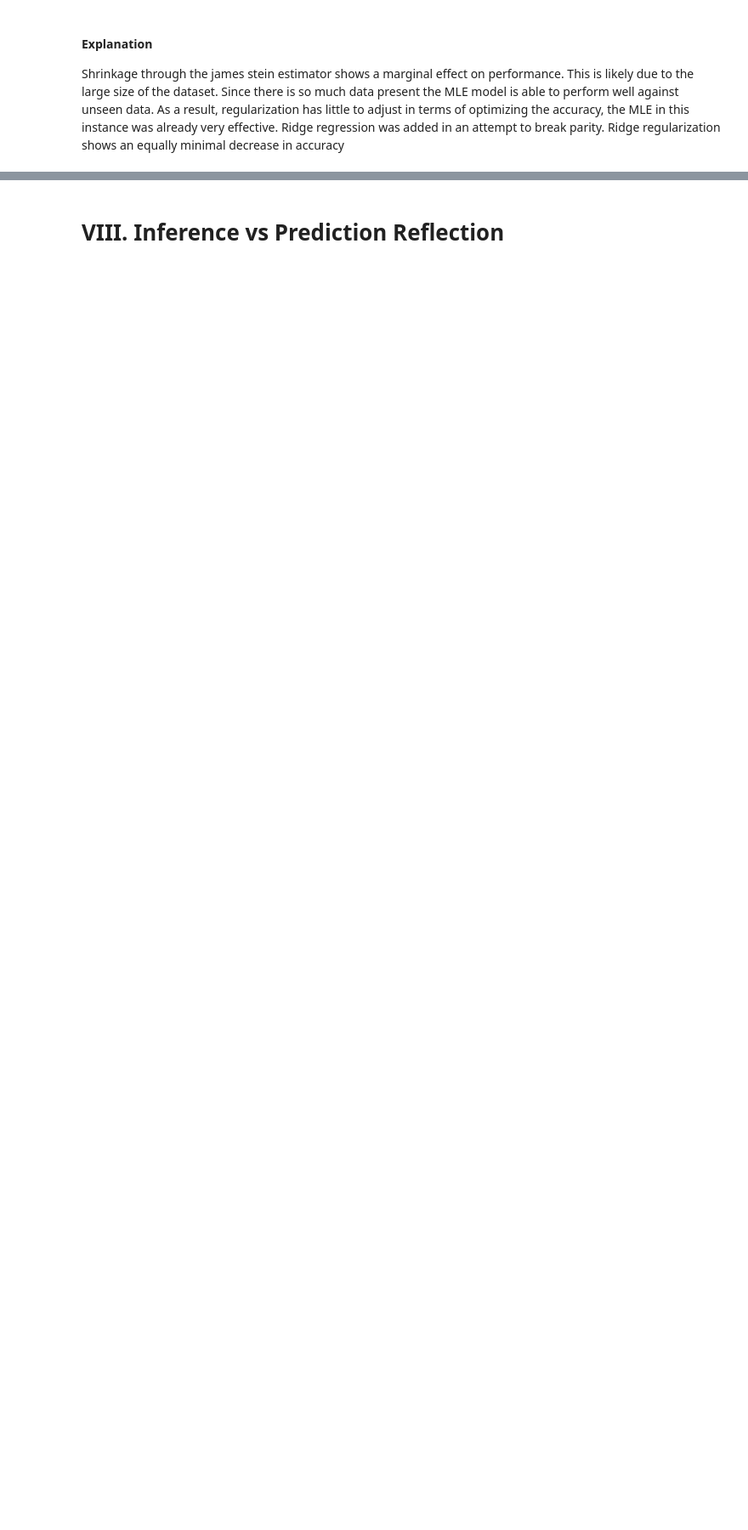
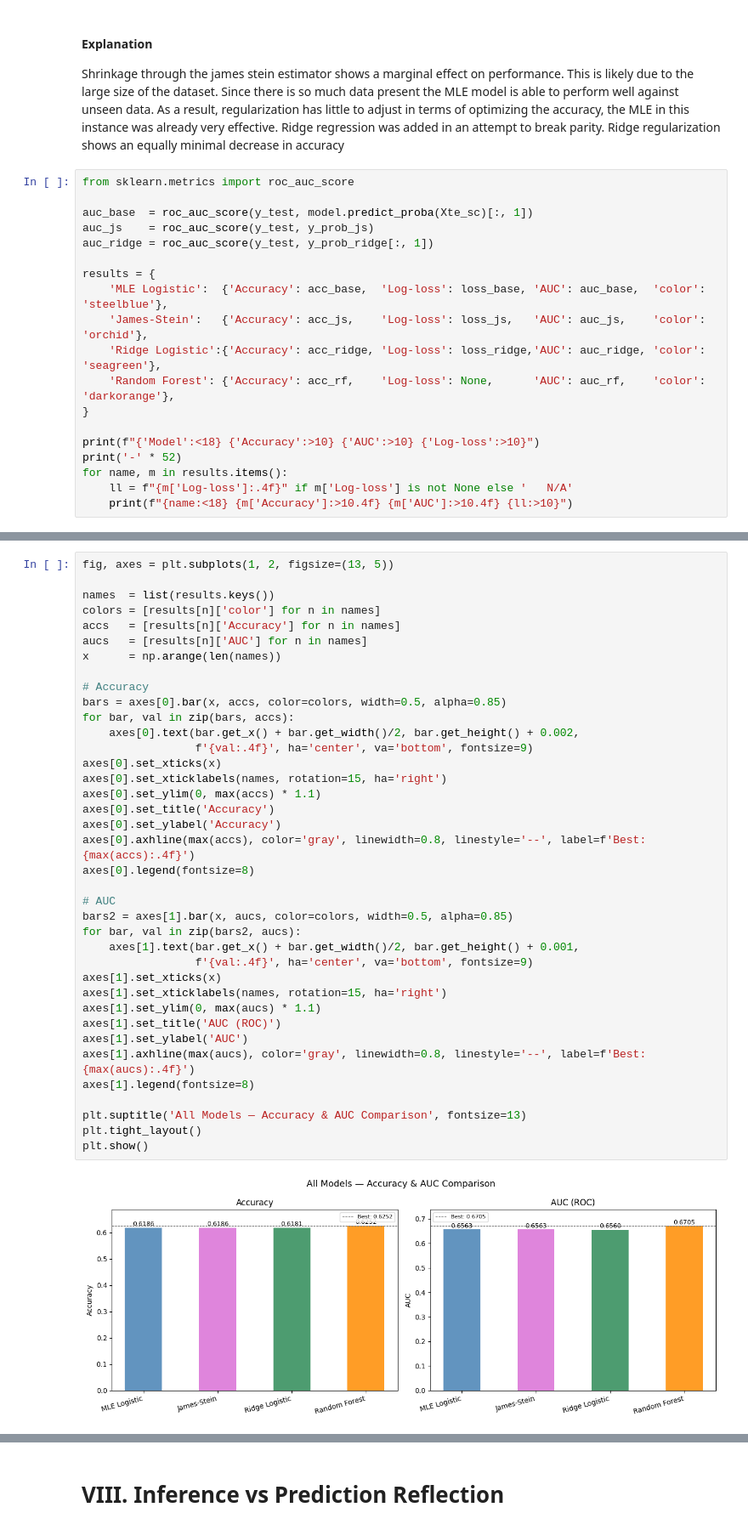
Before and after one commit to AidanMayhue/ip_final, a Jupyter notebook: final_pipeline.ipynb, the cells around one changed output, grey strips where cells are left out. Shown at 85% size. Drawn from its saved outputs; the diff is of its cells as text; blank space fills up the shorter version.

```diff
--- a/final_pipeline.ipynb
+++ b/final_pipeline.ipynb
@@ -791,3 +790,22 @@ plt.show()
 #### Explanation
 
 Shrinkage through the james stein estimator shows a marginal effect on performance. This is likely due to the large size of the dataset. Since there is so much data present the MLE model is able to perform well against unseen data. As a result, regularization has little to adjust in terms of optimizing the accuracy, the MLE in this instance was already very effective. Ridge regression was added in an attempt to break parity. Ridge regularization shows an equally minimal decrease in accuracy
+# %%
+from sklearn.metrics import roc_auc_score
+
+auc_base  = roc_auc_score(y_test, model.predict_proba(Xte_sc)[:, 1])
+auc_js    = roc_auc_score(y_test, y_prob_js)
+auc_ridge = roc_auc_score(y_test, y_prob_ridge[:, 1])
+
+results = {
+    'MLE Logistic':  {'Accuracy': acc_base,  'Log-loss': loss_base, 'AUC': auc_base,  'color': 'steelblue'},
+    'James-Stein':   {'Accuracy': acc_js,    'Log-loss': loss_js,   'AUC': auc_js,    'color': 'orchid'},
+    'Ridge Logistic':{'Accuracy': acc_ridge, 'Log-loss': loss_ridge,'AUC': auc_ridge, 'color': 'seagreen'},
+    'Random Forest': {'Accuracy': acc_rf,    'Log-loss': None,      'AUC': auc_rf,    'color': 'darkorange'},
+}
+
+print(f"{'Model':<18} {'Accuracy':>10} {'AUC':>10} {'Log-loss':>10}")
+print('-' * 52)
+for name, m in results.items():
+    ll = f"{m['Log-loss']:.4f}" if m['Log-loss'] is not None else '   N/A'
+    print(f"{name:<18} {m['Accuracy']:>10.4f} {m['AUC']:>10.4f} {ll:>10}")
@@ -793,0 +819,40 @@ Shrinkage through the james stein estimator shows a marginal effect on performan
+# %%
+fig, axes = plt.subplots(1, 2, figsize=(13, 5))
+
+names  = list(results.keys())
+colors = [results[n]['color'] for n in names]
+accs   = [results[n]['Accuracy'] for n in names]
+aucs   = [results[n]['AUC'] for n in names]
+x      = np.arange(len(names))
+
+# Accuracy
+bars = axes[0].bar(x, accs, color=colors, width=0.5, alpha=0.85)
+for bar, val in zip(bars, accs):
+    axes[0].text(bar.get_x() + bar.get_width()/2, bar.get_height() + 0.002,
+                 f'{val:.4f}', ha='center', va='bottom', fontsize=9)
+axes[0].set_xticks(x)
+axes[0].set_xticklabels(names, rotation=15, ha='right')
+axes[0].set_ylim(0, max(accs) * 1.1)
+axes[0].set_title('Accuracy')
+axes[0].set_ylabel('Accuracy')
+axes[0].axhline(max(accs), color='gray', linewidth=0.8, linestyle='--', label=f'Best: {max(accs):.4f}')
+axes[0].legend(fontsize=8)
+
+# AUC
+bars2 = axes[1].bar(x, aucs, color=colors, width=0.5, alpha=0.85)
+for bar, val in zip(bars2, aucs):
+    axes[1].text(bar.get_x() + bar.get_width()/2, bar.get_height() + 0.001,
+                 f'{val:.4f}', ha='center', va='bottom', fontsize=9)
+axes[1].set_xticks(x)
+axes[1].set_xticklabels(names, rotation=15, ha='right')
+axes[1].set_ylim(0, max(aucs) * 1.1)
+axes[1].set_title('AUC (ROC)')
+axes[1].set_ylabel('AUC')
+axes[1].axhline(max(aucs), color='gray', linewidth=0.8, linestyle='--', label=f'Best: {max(aucs):.4f}')
+axes[1].legend(fontsize=8)
+
+plt.suptitle('All Models — Accuracy & AUC Comparison', fontsize=13)
+plt.tight_layout()
+plt.show()
+# %% [output]
+[figure, added]
```
Also changed, not shown: parts of 18 cells of this notebook.
